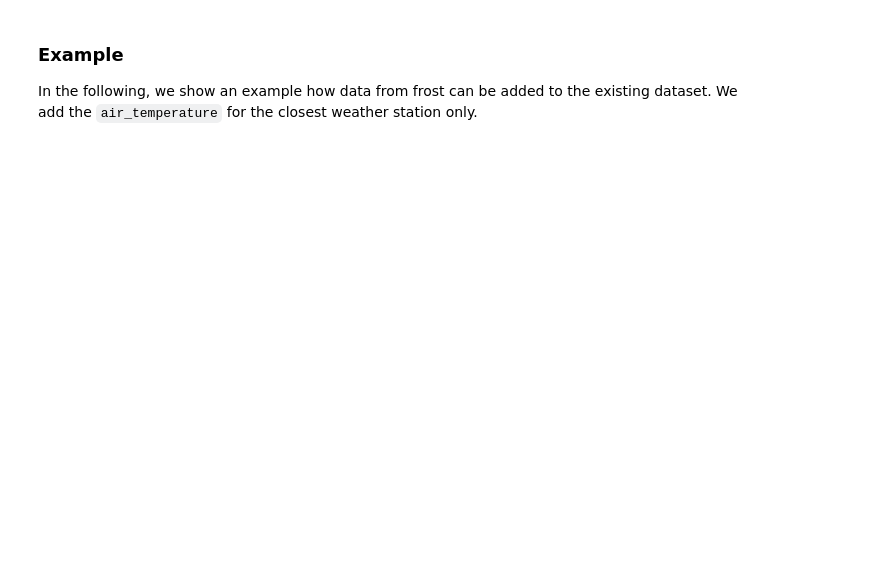
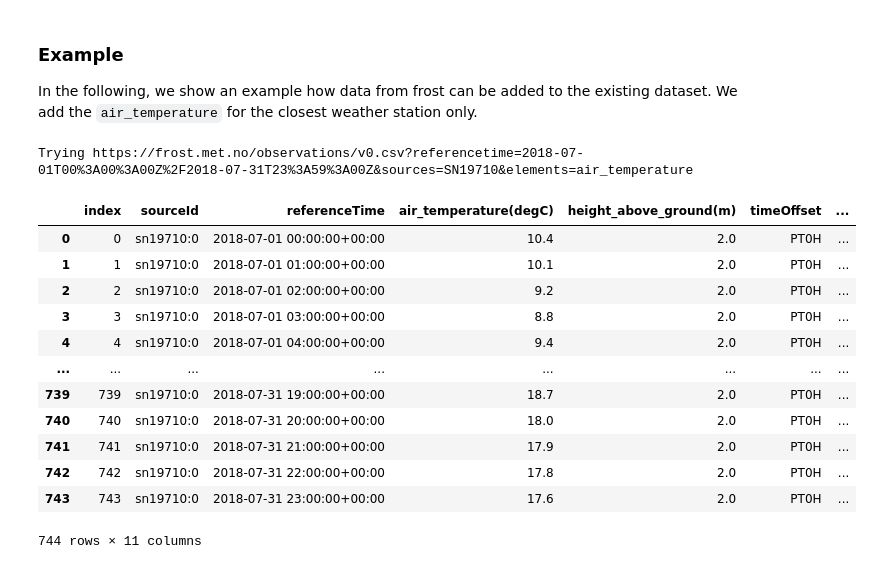
Before and after one commit to FlorianBeiser/havvarsel-data-driven-pred, a Jupyter notebook: frost-dataset-construction.ipynb, the cells around one changed output. Saved outputs shown, nothing was run; the diff lists cells and outputs as text; code cells hidden in the pictures; blank space fills up the shorter version.

```diff
--- a/frost-dataset-construction.ipynb
+++ b/frost-dataset-construction.ipynb
@@ -89,4 +101,26 @@ station_ids = FrostImporter.frost_location_ids(location, n, client_id)
 ### Example
 
 In the following, we show an example how data from frost can be added to the existing dataset. We add the `air_temperature` for the closest weather station only.
+# %%
+# Load temperature
+param = "air_temperature"
+
+timeseries = frostImporter.frost(station_ids[0],param)
+
+timeseries
+# %% [output]
+Trying https://frost.met.no/observations/v0.csv?referencetime=2018-07-01T00%3A00%3A00Z%2F2018-07-31T23%3A59%3A00Z&sources=SN19710&elements=air_temperature
+|  | index | sourceId | referenceTime | air_temperature(degC) | height_above_ground(m) | timeOffset | ... |
+| 0 | 0 | sn19710:0 | 2018-07-01 00:00:00+00:00 | 10.4 | 2.0 | PT0H | ... |
+| 1 | 1 | sn19710:0 | 2018-07-01 01:00:00+00:00 | 10.1 | 2.0 | PT0H | ... |
+| 2 | 2 | sn19710:0 | 2018-07-01 02:00:00+00:00 | 9.2 | 2.0 | PT0H | ... |
+| 3 | 3 | sn19710:0 | 2018-07-01 03:00:00+00:00 | 8.8 | 2.0 | PT0H | ... |
+| 4 | 4 | sn19710:0 | 2018-07-01 04:00:00+00:00 | 9.4 | 2.0 | PT0H | ... |
+| ... | ... | ... | ... | ... | ... | ... | ... |
+| 739 | 739 | sn19710:0 | 2018-07-31 19:00:00+00:00 | 18.7 | 2.0 | PT0H | ... |
+| 740 | 740 | sn19710:0 | 2018-07-31 20:00:00+00:00 | 18.0 | 2.0 | PT0H | ... |
+| 741 | 741 | sn19710:0 | 2018-07-31 21:00:00+00:00 | 17.9 | 2.0 | PT0H | ... |
+| 742 | 742 | sn19710:0 | 2018-07-31 22:00:00+00:00 | 17.8 | 2.0 | PT0H | ... |
+| 743 | 743 | sn19710:0 | 2018-07-31 23:00:00+00:00 | 17.6 | 2.0 | PT0H | ... |
+744 rows × 11 columns
 # %%
```
Also changed, not shown: parts of 7 cells of this notebook, 2 other files.
